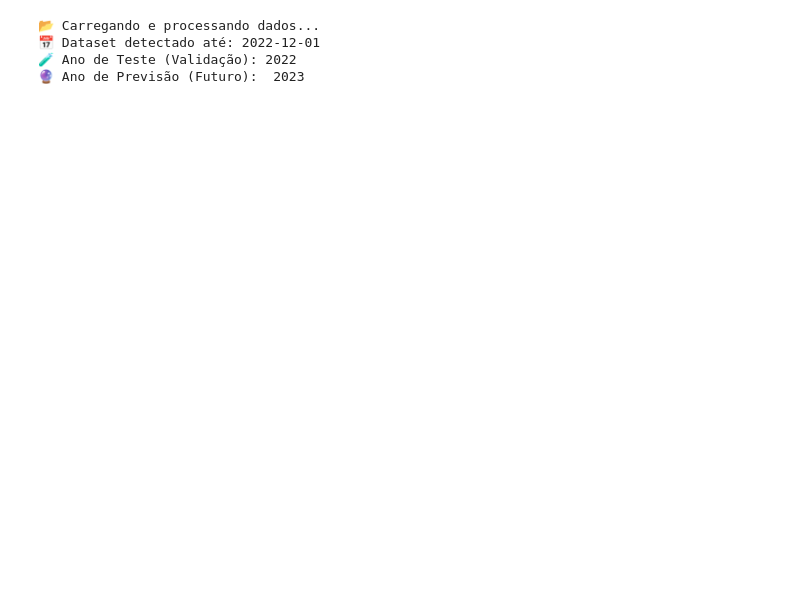
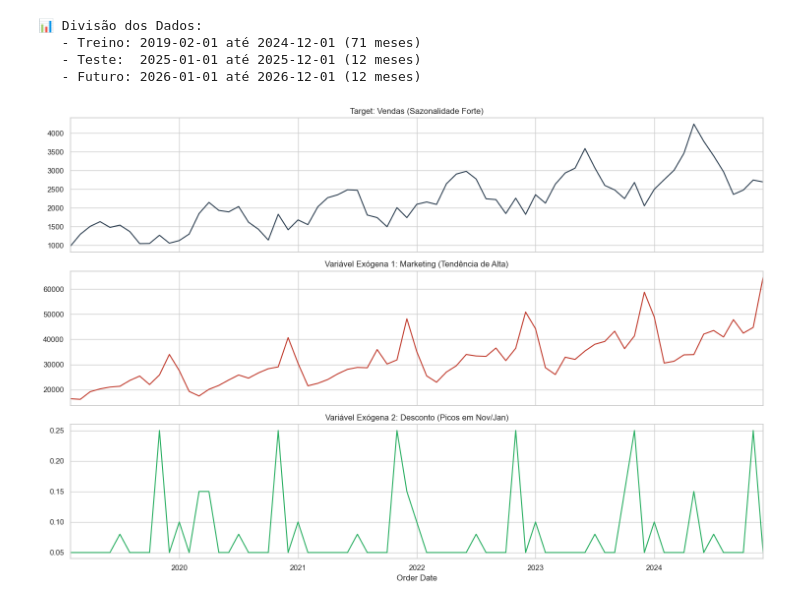
Before and after one commit to pedropaivasanrj-alt/Forecasting-de-Vendas, a Jupyter notebook: notebooks/3.0-modelagem.ipynb, the cells around one changed output. Saved outputs shown, nothing was run; the diff lists cells and outputs as text; code cells hidden in the pictures; blank space fills up the shorter version.

```diff
--- a/notebooks/3.0-modelagem.ipynb
+++ b/notebooks/3.0-modelagem.ipynb
@@ -35,26 +39,45 @@ Note: you may need to restart the kernel to use updated packages.
 # %%
-print("📂 Carregando e processando dados...")
-df = pd.read_csv('../data/vendas.csv')
-df['Order Date'] = pd.to_datetime(df['Order Date'], dayfirst=True, errors='coerce')
+# 1. Carregar Dataset Processado
+arquivo = '../data/processed/vendas_exogenas_2026.csv'
+df = pd.read_csv(arquivo)
+df['Order Date'] = pd.to_datetime(df['Order Date'])
 df = df.sort_values('Order Date')
 
-# Criando série mensal global
-df_global = df.set_index('Order Date')['Quantity'].resample('MS').sum()
+# 2. Agregação Mensal (Resampling)
+df_mensal = df.set_index('Order Date').resample('MS').agg({
+    'Quantity': 'sum',           # Soma das vendas
+    'Marketing_Invest': 'mean',  # Valor investido no mês
+    'Discount_Rate': 'mean'      # Taxa aplicada no mês
+})
 
-# Detectando anos automaticamente
-ultima_data = df_global.index.max()
-ano_atual_teste = ultima_data.year      # Ex: 2023 (Último ano do dataset)
-ano_futuro = ano_atual_teste + 1        # Ex: 2024 (O que vamos prever)
+# Renomear para facilitar
+df_mensal.columns = ['Vendas', 'Marketing', 'Desconto']
 
-print(f"📅 Dataset detectado até: {ultima_data.date()}")
-print(f"🧪 Ano de Teste (Validação): {ano_atual_teste}")
-print(f"🔮 Ano de Previsão (Futuro):  {ano_futuro}")
+# 3. Divisão de Treino, Teste e Futuro
+# Treino: Histórico até 2024
+treino = df_mensal.loc[:'2024-12-01']
 
-# Separando dados para validação (Split)
-treino = df_global.iloc[:-12]
-teste = df_global.iloc[-12:]
+# Teste: O ano de 2025 (para validar se o modelo entende o recorde)
+teste = df_mensal.loc['2025-01-01':'2025-12-01']
+
+# Futuro (O que vamos prever): 2026
+futuro_exog = df_mensal.loc['2026-01-01':, ['Marketing', 'Desconto']]
+
+print(f"📊 Divisão dos Dados:")
+print(f"   - Treino: {treino.index.min().date()} até {treino.index.max().date()} ({len(treino)} meses)")
+print(f"   - Teste:  {teste.index.min().date()} até {teste.index.max().date()} ({len(teste)} meses)")
+print(f"   - Futuro: {futuro_exog.index.min().date()} até {futuro_exog.index.max().date()} ({len(futuro_exog)} meses)")
+
+# Visualizar as Variáveis
+fig, ax = plt.subplots(3, 1, figsize=(15, 10), sharex=True)
+treino['Vendas'].plot(ax=ax[0], title='Target: Vendas (Sazonalidade Forte)', color='#2c3e50')
+treino['Marketing'].plot(ax=ax[1], title='Variável Exógena 1: Marketing (Tendência de Alta)', color='#c0392b')
+treino['Desconto'].plot(ax=ax[2], title='Variável Exógena 2: Desconto (Picos em Nov/Jan)', color='#27ae60')
+plt.tight_layout()
+plt.show()
 # %% [output]
-📂 Carregando e processando dados...
-📅 Dataset detectado até: 2022-12-01
-🧪 Ano de Teste (Validação): 2022
-🔮 Ano de Previsão (Futuro):  2023
+📊 Divisão dos Dados:
+   - Treino: 2019-02-01 até 2024-12-01 (71 meses)
+   - Teste:  2025-01-01 até 2025-12-01 (12 meses)
+   - Futuro: 2026-01-01 até 2026-12-01 (12 meses)
+[figure, added]
```
Also changed, not shown: parts of 11 cells of this notebook, 21 other files.
